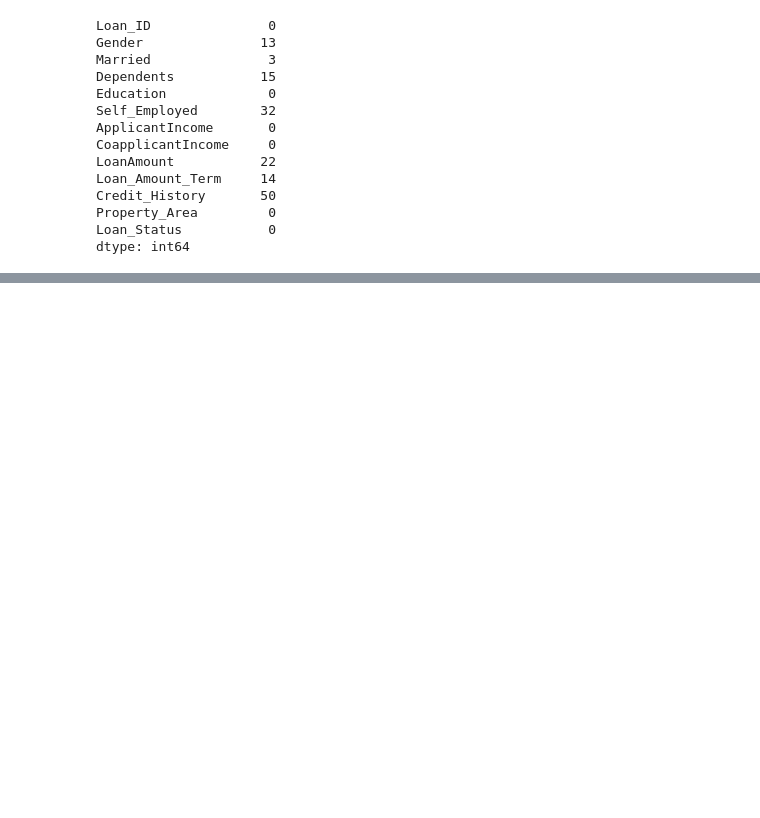
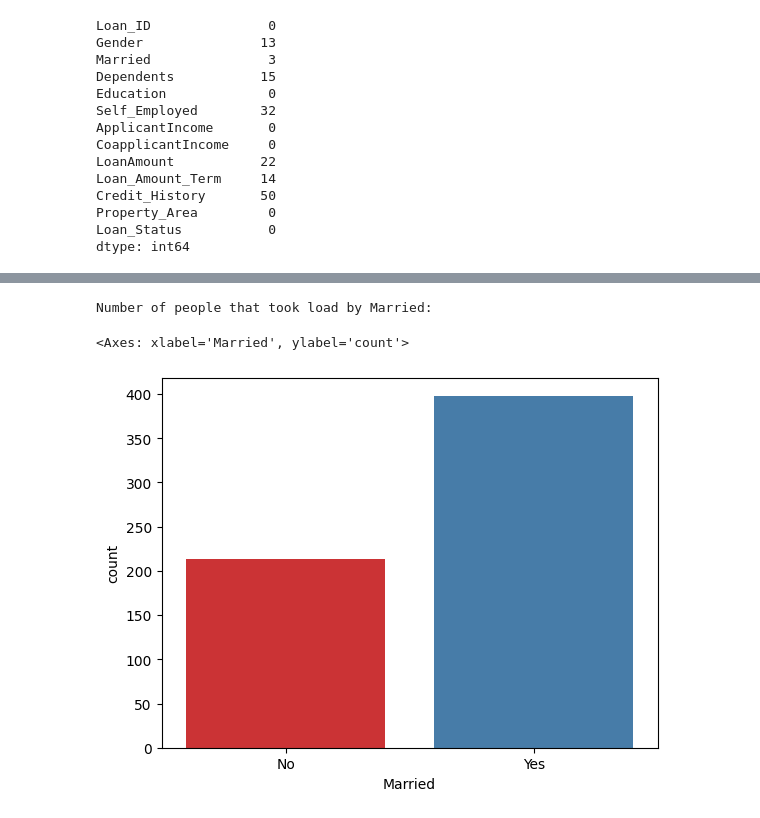
Before and after one commit to Defdave/loan_eligibility_prediction, a Jupyter notebook: loan_eligibility_prediction.ipynb, the cells around one changed output, grey strips where cells are left out. Saved outputs shown, nothing was run; the diff lists cells and outputs as text; code cells hidden in the pictures; blank space fills up the shorter version.

```diff
--- a/loan_eligibility_prediction.ipynb
+++ b/loan_eligibility_prediction.ipynb
@@ -103,0 +157,8 @@ sns.boxplot(data = df)
+# %%
+print('Number of people that took load by Married:')
+df['Married'].value_counts()
+sns.countplot(data=df, x='Married', palette='Set1')
+# %% [output]
+Number of people that took load by Married:
+<Axes: xlabel='Married', ylabel='count'>
+[figure, added]
```
Also changed, not shown: parts of 11 cells of this notebook.
